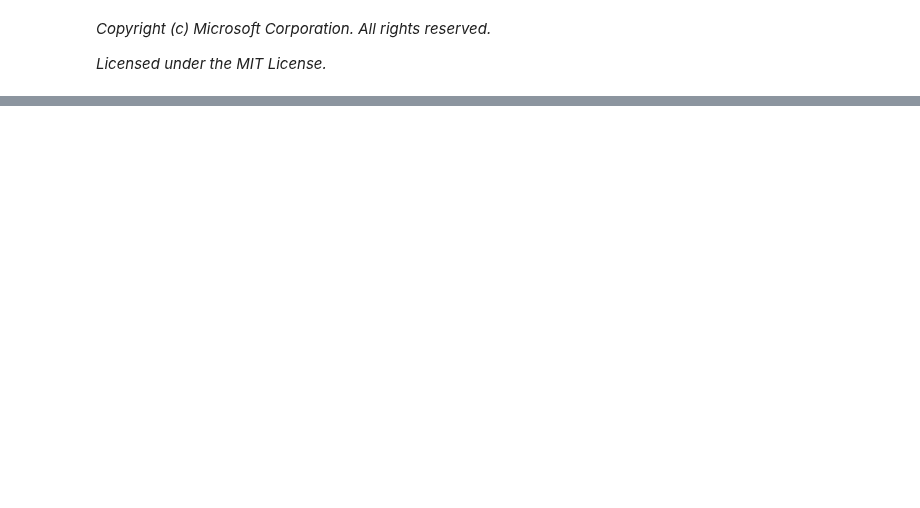
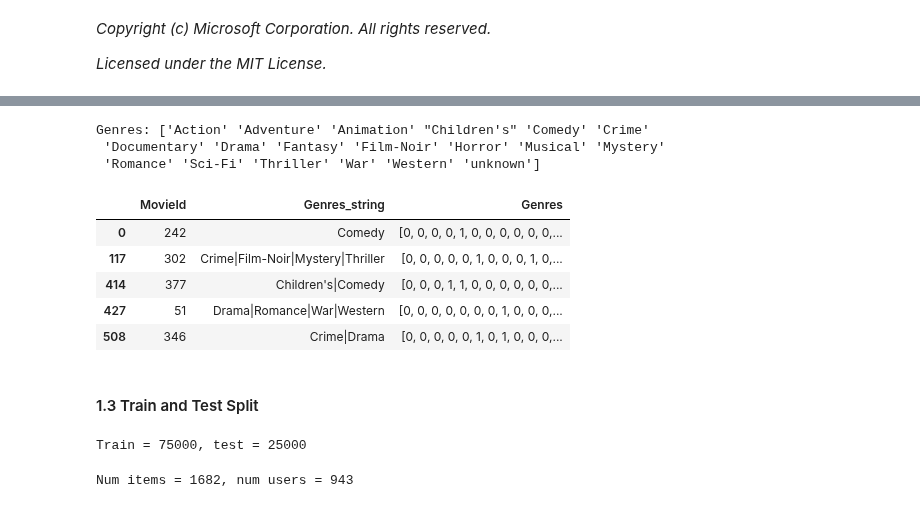
Before and after one commit to recommenders-team/recommenders, a Jupyter notebook: notebooks/00_quick_start/wide_deep_model_movielens.ipynb, the cells around one changed output, grey strips where cells are left out. Cells and saved outputs as stored; diff of their text form; code cells hidden in the pictures; blank space fills up the shorter version.

```diff
--- a/notebooks/00_quick_start/wide_deep_model_movielens.ipynb
+++ b/notebooks/00_quick_start/wide_deep_model_movielens.ipynb
@@ -553,0 +145,47 @@ shutil.rmtree(EXPORT_DIR_BASE)
+# %%
+if not data_loaded:
+    # Encode 'genres' into int array (multi-hot representation) to use as item features
+    genres_encoder = sklearn.preprocessing.MultiLabelBinarizer()
+    data[ITEM_FEAT_COL] = genres_encoder.fit_transform(
+        data['Genres_string'].apply(lambda s: s.split("|"))
+    ).tolist()
+    print("Genres:", genres_encoder.classes_)
+    display(data.drop_duplicates(ITEM_COL)[[ITEM_COL, 'Genres_string', ITEM_FEAT_COL]].head())
+# %% [output]
+Genres: ['Action' 'Adventure' 'Animation' "Children's" 'Comedy' 'Crime'
+ 'Documentary' 'Drama' 'Fantasy' 'Film-Noir' 'Horror' 'Musical' 'Mystery'
+ 'Romance' 'Sci-Fi' 'Thriller' 'War' 'Western' 'unknown']
+|  | MovieId | Genres_string | Genres |
+| 0 | 242 | Comedy | [0, 0, 0, 0, 1, 0, 0, 0, 0, 0, 0,... |
+| 117 | 302 | Crime|Film-Noir|Mystery|Thriller | [0, 0, 0, 0, 0, 1, 0, 0, 0, 1, 0,... |
+| 414 | 377 | Children's|Comedy | [0, 0, 0, 1, 1, 0, 0, 0, 0, 0, 0,... |
+| 427 | 51 | Drama|Romance|War|Western | [0, 0, 0, 0, 0, 0, 0, 1, 0, 0, 0,... |
+| 508 | 346 | Crime|Drama | [0, 0, 0, 0, 0, 1, 0, 1, 0, 0, 0,... |
+# %% [markdown]
+#### 1.3 Train and Test Split
+# %%
+if not data_loaded:
+    train, test = python_random_split(
+        data.drop('Genres_string', axis=1),  # We don't need Genres original string column
+        ratio=0.75,
+        seed=123
+    )
+    data_loaded = True
+
+print("Train = {}, test = {}".format(len(train), len(test)))
+# %% [output]
+Train = 75000, test = 25000
+# %%
+# Unique items
+if ITEM_FEAT_COL is None:
+    items = data.drop_duplicates(ITEM_COL)[[ITEM_COL]].reset_index(drop=True)
+    item_feat_shape = None
+else:
+    items = data.drop_duplicates(ITEM_COL)[[ITEM_COL, ITEM_FEAT_COL]].reset_index(drop=True)
+    item_feat_shape = len(items[ITEM_FEAT_COL][0])
+# Unique users
+users = data.drop_duplicates(USER_COL)[[USER_COL]].reset_index(drop=True)
+
+print("Num items = {}, num users = {}".format(len(items), len(users)))
+# %% [output]
+Num items = 1682, num users = 943
```
Also changed, not shown: parts of 57 cells of this notebook, 10 other files.
